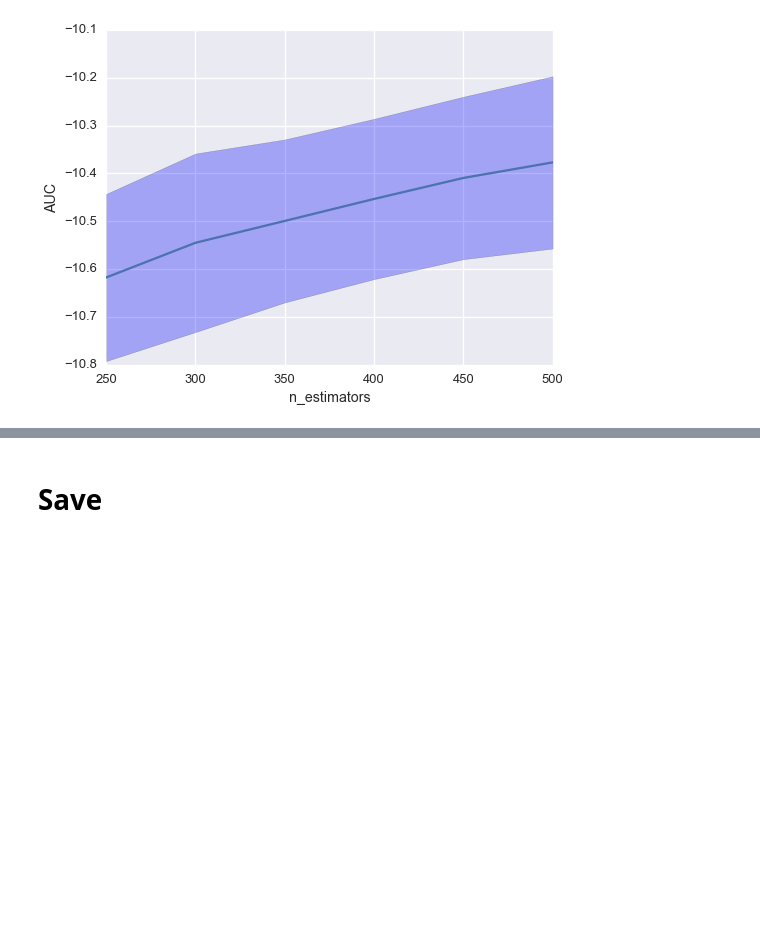
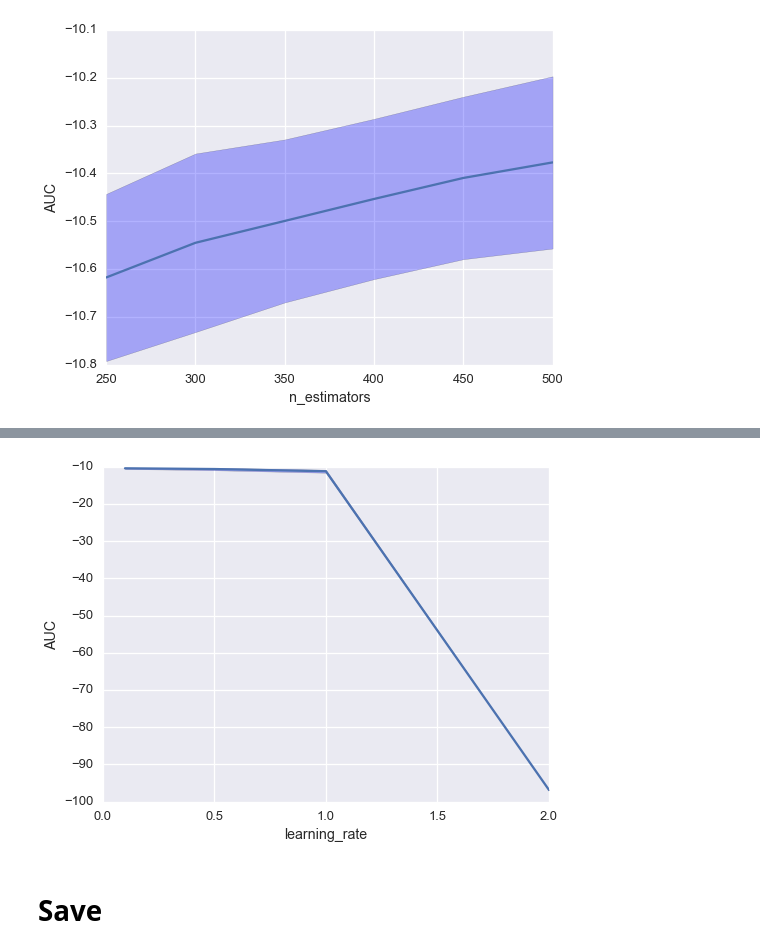
Before and after one commit to alexsyrom/datascience-ml-2, a Jupyter notebook: xgb_grid_cv.ipynb, the cells around one changed output, grey strips where cells are left out. Saved outputs shown, nothing was run; the diff lists cells and outputs as text; code cells hidden in the pictures; blank space fills up the shorter version.

```diff
--- a/xgb_grid_cv.ipynb
+++ b/xgb_grid_cv.ipynb
@@ -170,3 +170,17 @@ Wall time: 29min 52s
 plot_quality(grid_searcher, 'n_estimators')
 # %% [output]
 [figure]
+# %%
+%%time
+
+kwargs = {'objective':'reg:linear', 'missing': -9999, 'seed': 56, 'n_estimators': 500}
+
+params = {'learning_rate': [0.1, 0.5, 1, 2, 5]}
+
+
+grid_searcher = GridSearchCV(XGBR(**kwargs), params,
+                             cv=LabelKFold(dfXtrain['codepostal'], n_folds=5), scoring=mape_scorer, n_jobs=1)
+grid_searcher.fit(x_train, y_train)
+
+print(grid_searcher.best_score_)
+print(grid_searcher.best_estimator_)
@@ -173,3 +196,7 @@ plot_quality(grid_searcher, 'n_estimators')
+# %%
+plot_quality(grid_searcher, 'learning_rate')
+# %% [output]
+[figure, added]
 # %% [markdown]
 # Save
 # %%
```
Also changed, not shown: parts of 1 cell of this notebook, 2 other files.
